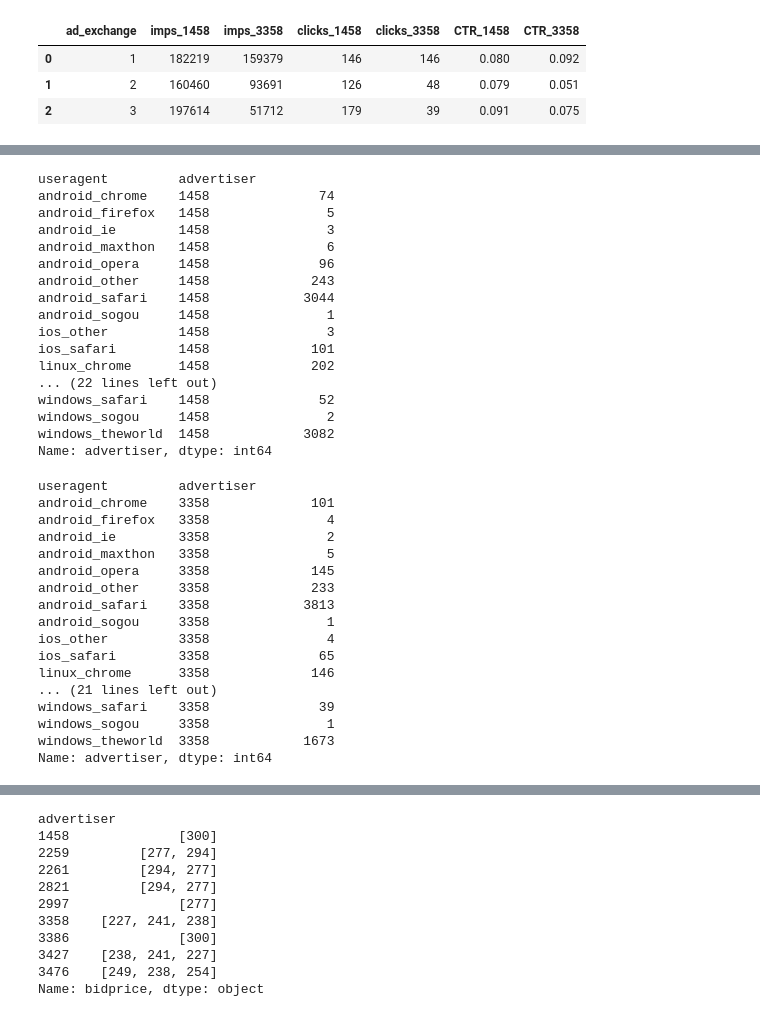
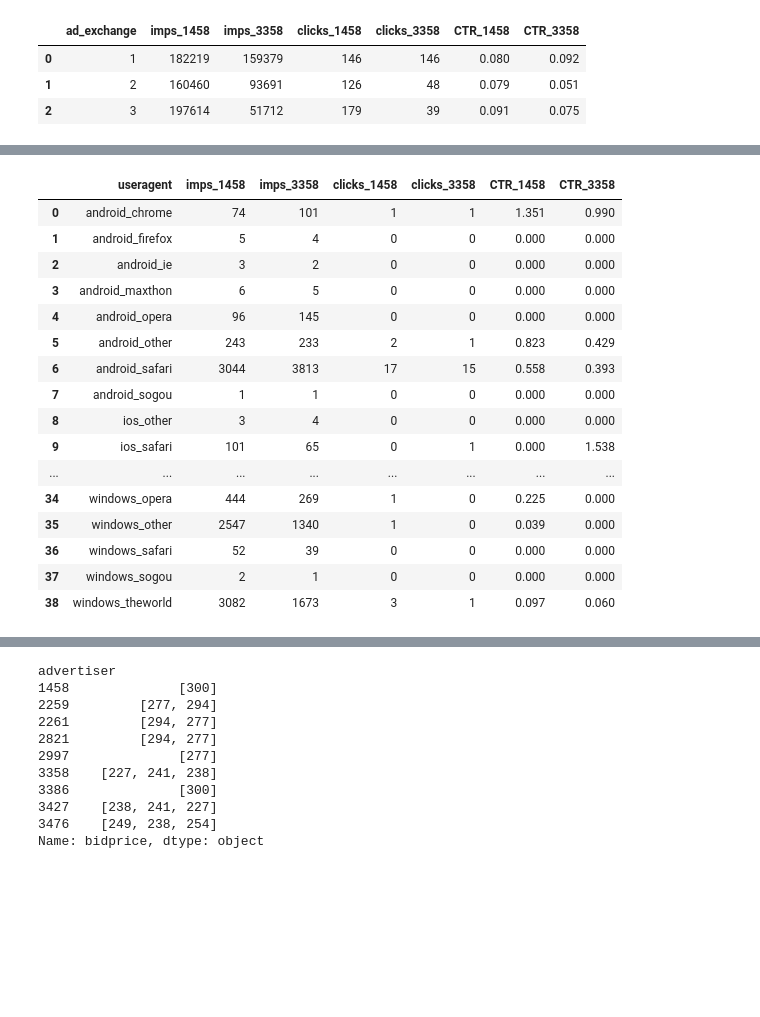
Before and after one commit to SaidAbdullahi/web_econ_coursework, a Jupyter notebook: Web Econ CW.ipynb, the cells around one changed output, grey strips where cells are left out. Cells and saved outputs as stored; diff of their text form; code cells hidden in the pictures; blank space fills up the shorter version.

```diff
--- a/Web Econ CW.ipynb
+++ b/Web Econ CW.ipynb
@@ -286,40 +297,20 @@ ValueError: Length of values does not match length of index
-# %%
-imp_1458.iloc[imp_1458.index.get_level_values('advertiser') == 1458]
-# %% [output]
-useragent         advertiser
-android_chrome    1458              74
-android_firefox   1458               5
-android_ie        1458               3
-android_maxthon   1458               6
-android_opera     1458              96
-android_other     1458             243
-android_safari    1458            3044
-android_sogou     1458               1
-ios_other         1458               3
-ios_safari        1458             101
-linux_chrome      1458             202
-... (22 lines left out)
-windows_safari    1458              52
-windows_sogou     1458               2
-windows_theworld  1458            3082
-Name: advertiser, dtype: int64
-# %%
-imp_3358.iloc[imp_3358.index.get_level_values('advertiser') == 3358]
-# %% [output]
-useragent         advertiser
-android_chrome    3358             101
-android_firefox   3358               4
-android_ie        3358               2
-android_maxthon   3358               5
-android_opera     3358             145
-android_other     3358             233
-android_safari    3358            3813
-android_sogou     3358               1
-ios_other         3358               4
-ios_safari        3358              65
-linux_chrome      3358             146
-... (21 lines left out)
-windows_safari    3358              39
-windows_sogou     3358               1
-windows_theworld  3358            1673
-Name: advertiser, dtype: int64
+# %%
+useragent_CTR.fillna(0.0)
+# %% [output]
+|  | useragent | imps_1458 | imps_3358 | clicks_1458 | clicks_3358 | CTR_1458 | CTR_3358 |
+| 0 | android_chrome | 74 | 101 | 1 | 1 | 1.351 | 0.990 |
+| 1 | android_firefox | 5 | 4 | 0 | 0 | 0.000 | 0.000 |
+| 2 | android_ie | 3 | 2 | 0 | 0 | 0.000 | 0.000 |
+| 3 | android_maxthon | 6 | 5 | 0 | 0 | 0.000 | 0.000 |
+| 4 | android_opera | 96 | 145 | 0 | 0 | 0.000 | 0.000 |
+| 5 | android_other | 243 | 233 | 2 | 1 | 0.823 | 0.429 |
+| 6 | android_safari | 3044 | 3813 | 17 | 15 | 0.558 | 0.393 |
+| 7 | android_sogou | 1 | 1 | 0 | 0 | 0.000 | 0.000 |
+| 8 | ios_other | 3 | 4 | 0 | 0 | 0.000 | 0.000 |
+| 9 | ios_safari | 101 | 65 | 0 | 1 | 0.000 | 1.538 |
+| ... | ... | ... | ... | ... | ... | ... | ... |
+| 34 | windows_opera | 444 | 269 | 1 | 0 | 0.225 | 0.000 |
+| 35 | windows_other | 2547 | 1340 | 1 | 0 | 0.039 | 0.000 |
+| 36 | windows_safari | 52 | 39 | 0 | 0 | 0.000 | 0.000 |
+| 37 | windows_sogou | 2 | 1 | 0 | 0 | 0.000 | 0.000 |
+| 38 | windows_theworld | 3082 | 1673 | 3 | 1 | 0.097 | 0.060 |
```
Also changed, not shown: parts of 21 cells of this notebook.
